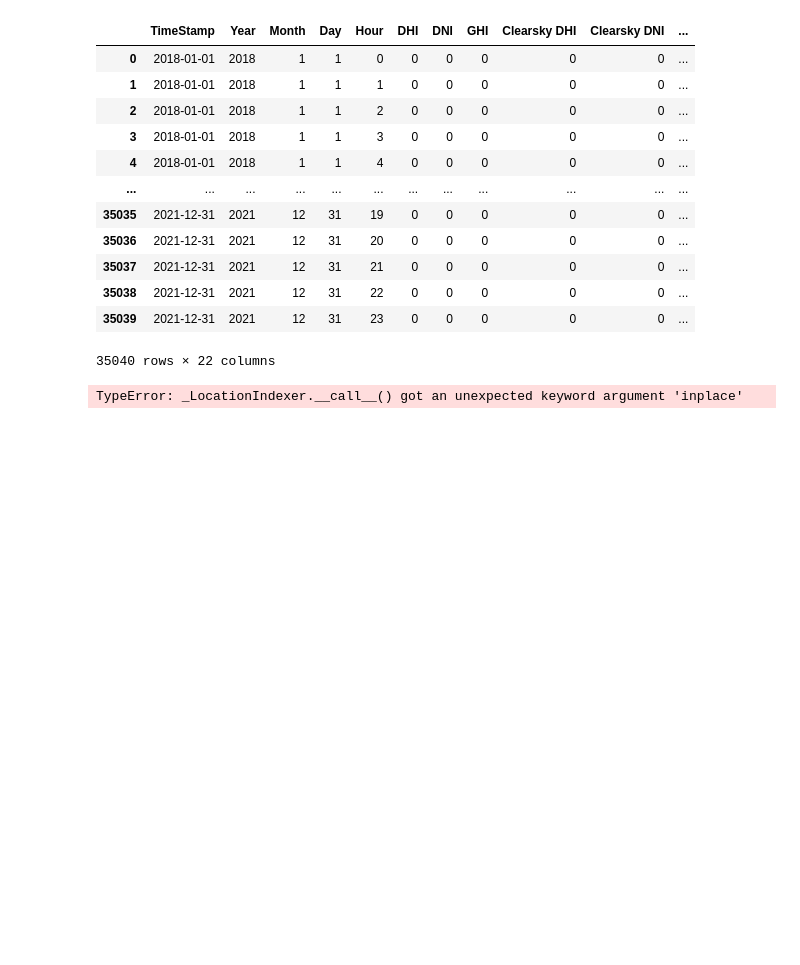
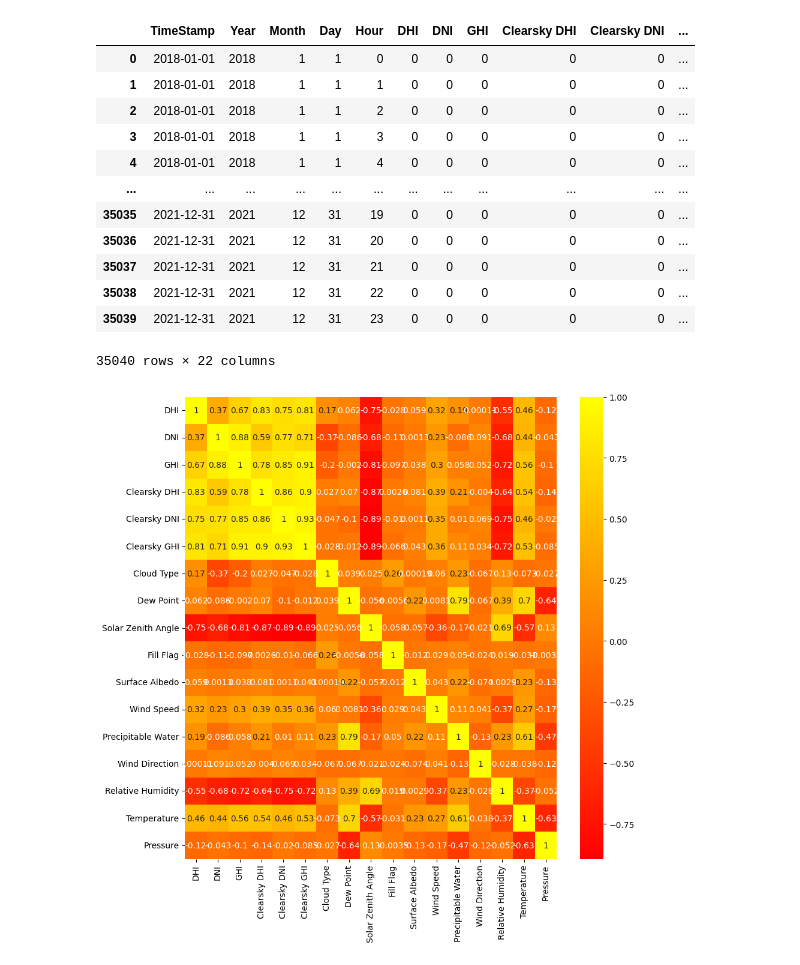
Before and after one commit to krupeshshah/670_Capstone_Project, a Jupyter notebook: src/Capstone_Solar_Radiation.ipynb, the cells around one changed output. Cells and saved outputs as stored; diff of their text form; code cells hidden in the pictures; blank space fills up the shorter version.

```diff
--- a/src/Capstone_Solar_Radiation.ipynb
+++ b/src/Capstone_Solar_Radiation.ipynb
@@ -255,9 +378,9 @@ import plotly.graph_objs as go
 import seaborn as sns
 import matplotlib.pylab as plt
 # %%
-solar_file_01.iloc(['Minute'], inplace=True, axis=1)
-plt.figure(figsize = (15,15))
-ax = sns.heatmap(solar_file_01.iloc[:,5:], cmap=True)
+
+plt.figure(figsize = (10,10))
+ax = sns.heatmap(solar_file_01.iloc[:,5:].corr(), cmap="autumn", annot=True)
 plt.show()
 # %% [output]
-TypeError: _LocationIndexer.__call__() got an unexpected keyword argument 'inplace'
+[figure, added]
```
Also changed, not shown: parts of 15 cells of this notebook, 58 other files.
